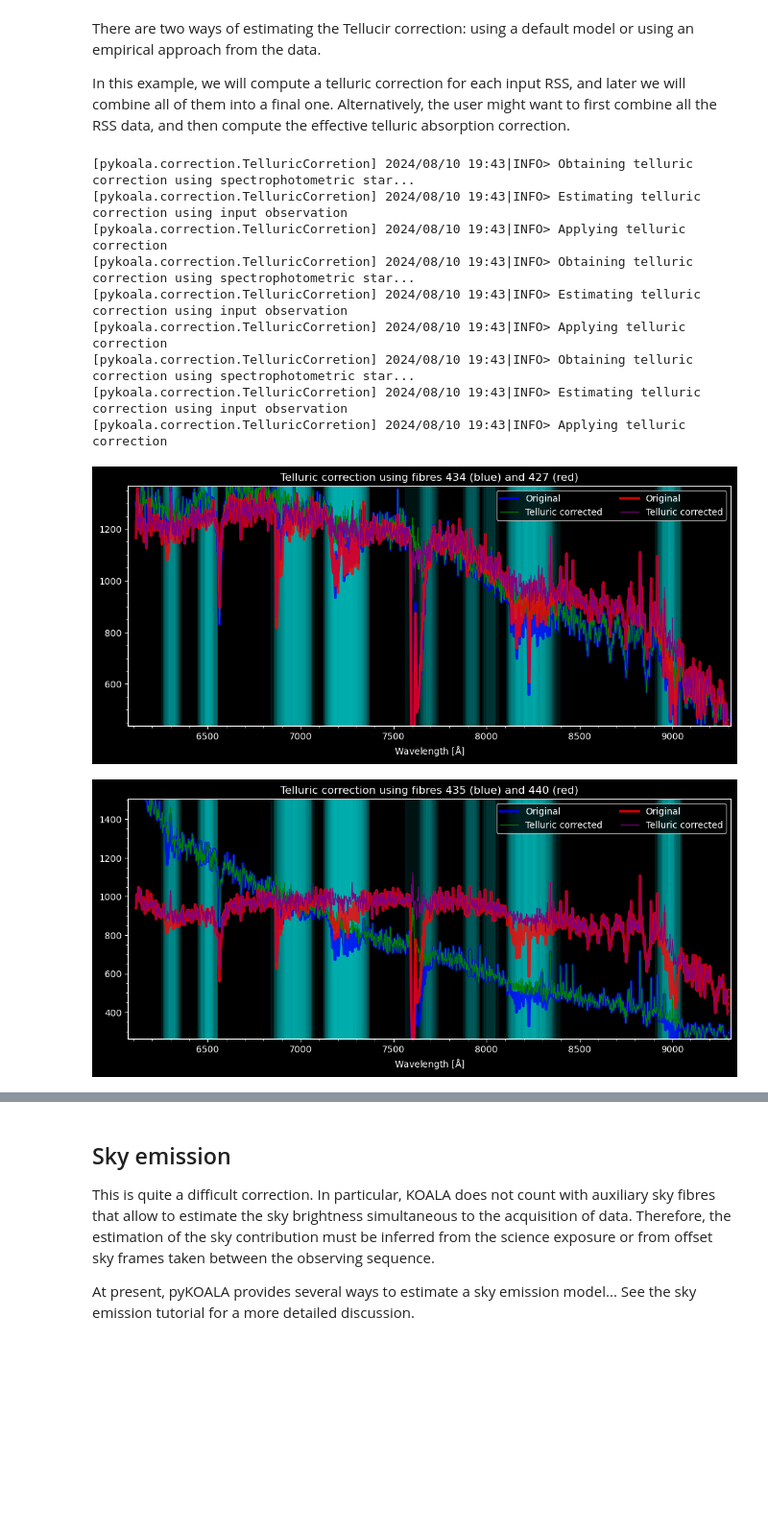
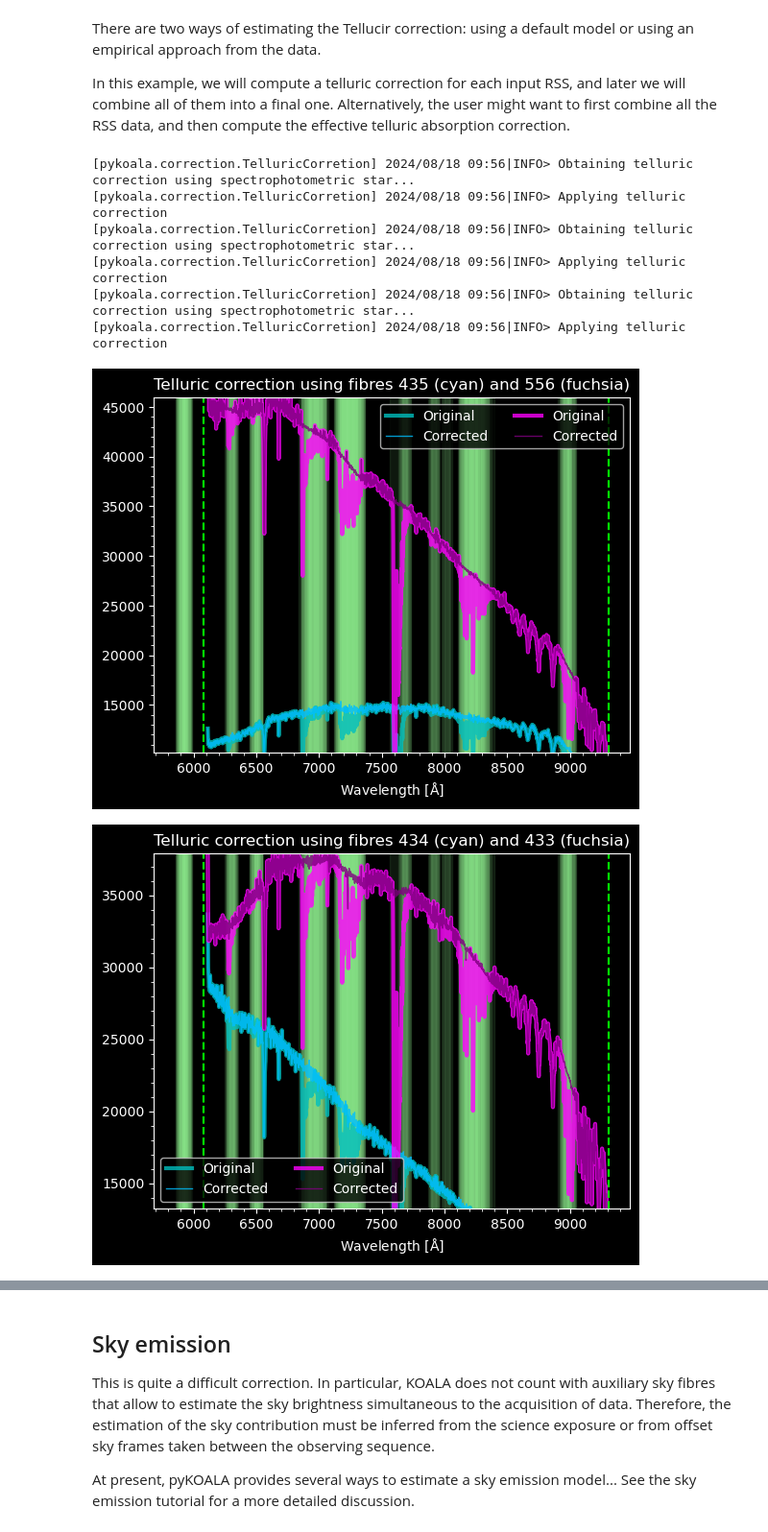
Before and after one commit to pykoala/pykoala, a Jupyter notebook: tutorials/reduction_sequence_std_stars.ipynb, the cells around one changed output, grey strips where cells are left out. Shown at 96% size. Saved outputs shown, nothing was run; the diff lists cells and outputs as text; code cells hidden in the pictures; blank space fills up the shorter version.

```diff
--- a/tutorials/reduction_sequence_std_stars.ipynb
+++ b/tutorials/reduction_sequence_std_stars.ipynb
@@ -75,9 +78,8 @@ The throughput correction accounts for the differences in the efficiency of each
 In pyKOALA (at least version <= 0.1.1) this can be computed from a set of input rss files that correspond to flat exposures as follows
 # %%
 flat_rss = [koala_rss("data/combined_skyflat_red.fits")]
-throughput = ThroughputCorrection.create_throughput_from_rss(flat_rss, clear_nan=True)
-
-throughput_corr = ThroughputCorrection(throughput=throughput)
+throughput_corr = ThroughputCorrection.from_rss(flat_rss, clear_nan=True,
+                                                medfilt=10)
 for i in range(len(std_star_rss)):
     std_star_rss[i] = throughput_corr.apply(std_star_rss[i])
 # %% [output]
@@ -125,5 +127,5 @@ File:           ~/Develop/koala/src/pykoala/corrections/atmospheric_corrections.
 Type:           ABCMeta
 Subclasses:
 # %%
-atm_ext_corr = AtmosphericExtCorrection(verbose=True)
+atm_ext_corr = AtmosphericExtCorrection.from_text_file(AtmosphericExtCorrection.default_extinction)
 # %% [output]
@@ -148,24 +148,20 @@ In this example, we will compute a telluric correction for each input RSS, and l
 # %%
 all_telluric_corrections = []
 for i in range(len(std_star_rss)):
-    telluric_correction = TelluricCorrection(std_star_rss[i], verbose=True)
-    _, fig = telluric_correction.telluric_from_model(
-                plot=True, width=30)
+    telluric_correction, fig = TelluricCorrection.from_model(
+        std_star_rss[i], plot=True, width=30)
     # Reopen the figure
     plt.figure(fig)
 
     # Apply the correction to the star
     std_star_rss[i] = telluric_correction.apply(std_star_rss[i])
     all_telluric_corrections.append(telluric_correction)
 # %% [output]
-[pykoala.correction.TelluricCorretion] 2024/08/10 19:43|INFO> Obtaining telluric correction using spectrophotometric star...
-[pykoala.correction.TelluricCorretion] 2024/08/10 19:43|INFO> Estimating telluric correction using input observation
-[pykoala.correction.TelluricCorretion] 2024/08/10 19:43|INFO> Applying telluric correction
-[pykoala.correction.TelluricCorretion] 2024/08/10 19:43|INFO> Obtaining telluric correction using spectrophotometric star...
-[pykoala.correction.TelluricCorretion] 2024/08/10 19:43|INFO> Estimating telluric correction using input observation
-[pykoala.correction.TelluricCorretion] 2024/08/10 19:43|INFO> Applying telluric correction
-[pykoala.correction.TelluricCorretion] 2024/08/10 19:43|INFO> Obtaining telluric correction using spectrophotometric star...
-[pykoala.correction.TelluricCorretion] 2024/08/10 19:43|INFO> Estimating telluric correction using input observation
-[pykoala.correction.TelluricCorretion] 2024/08/10 19:43|INFO> Applying telluric correction
+[pykoala.correction.TelluricCorretion] 2024/08/18 09:56|INFO> Obtaining telluric correction using spectrophotometric star...
+[pykoala.correction.TelluricCorretion] 2024/08/18 09:56|INFO> Applying telluric correction
+[pykoala.correction.TelluricCorretion] 2024/08/18 09:56|INFO> Obtaining telluric correction using spectrophotometric star...
+[pykoala.correction.TelluricCorretion] 2024/08/18 09:56|INFO> Applying telluric correction
+[pykoala.correction.TelluricCorretion] 2024/08/18 09:56|INFO> Obtaining telluric correction using spectrophotometric star...
+[pykoala.correction.TelluricCorretion] 2024/08/18 09:56|INFO> Applying telluric correction
-[figure, old version]
+[figure, new version]
-[figure, old version]
+[figure, new version]
```
Also changed, not shown: parts of 22 cells of this notebook, 7 other files.
